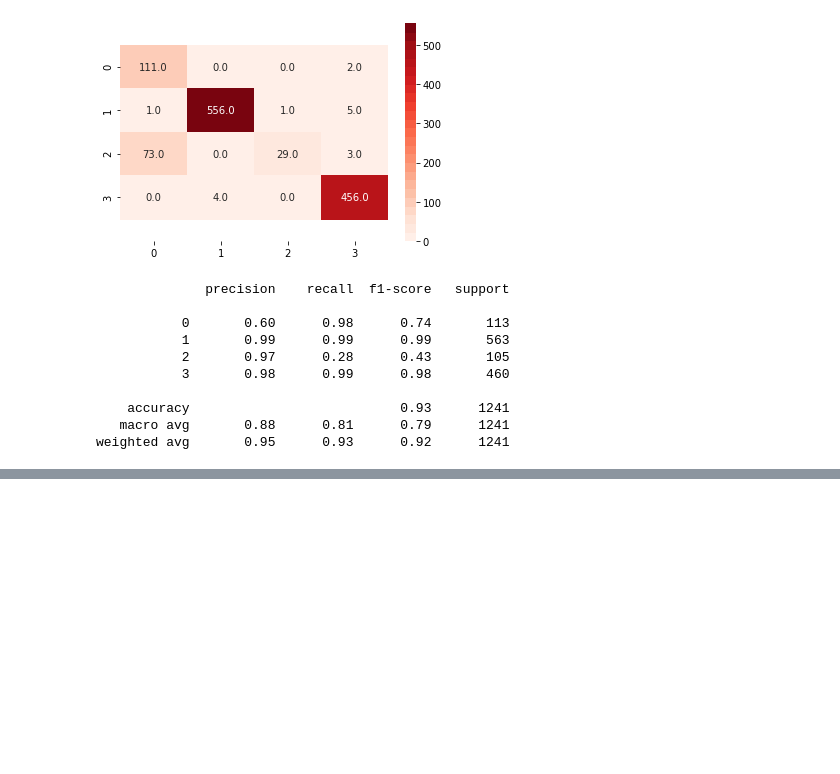
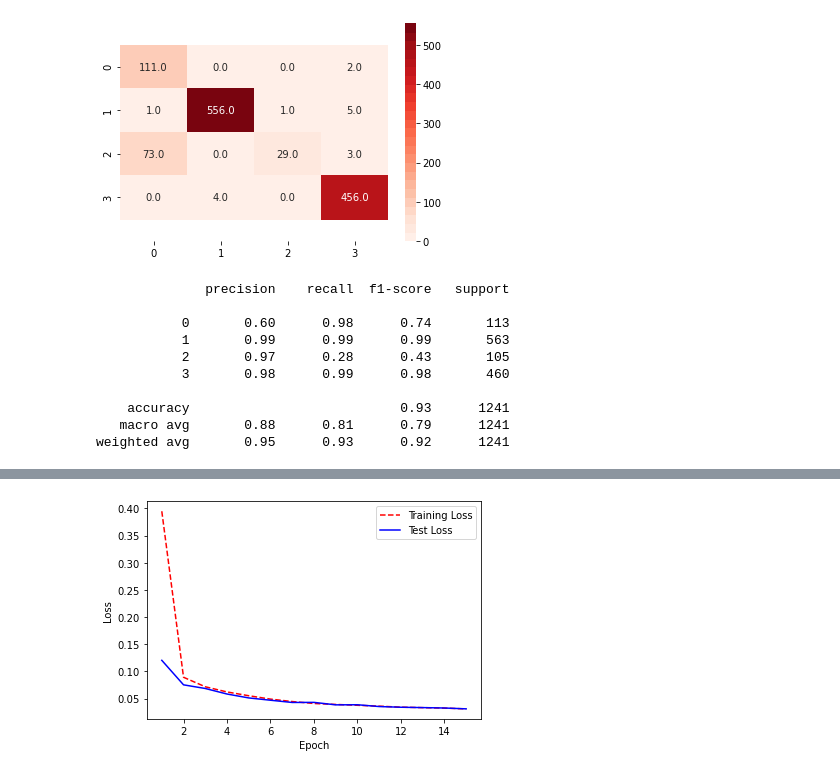
Before and after one commit to Elmaravilla7/ProjML, a Jupyter notebook: Untitled.ipynb, the cells around one changed output, grey strips where cells are left out. Cells and saved outputs as stored; diff of their text form; code cells hidden in the pictures; blank space fills up the shorter version.

```diff
--- a/Untitled.ipynb
+++ b/Untitled.ipynb
@@ -281,0 +357,21 @@ weighted avg       0.95      0.93      0.92      1241
+# %%
+correct_X=correctData.drop("class",axis=1).values
+correct_y=correctData['class']
+anomaly_X=anomalyData.drop("class",axis=1).values
+anomaly_y=anomalyData['class']
+correct_X_train,correct_X_test,correct_y_train,correct_y_test = train_test_split(correct_X,correct_y,test_size=0.2,shuffle=True)
+anomaly_X_train,anomaly_X_test,anomaly_y_train,anomaly_y_test = train_test_split(anomaly_X,anomaly_y,test_size=0.2,shuffle=True)
+net=createNet()
+net_trained=net.fit(correct_X_train,correct_X_train,epochs=15,validation_data = (correct_X_test, correct_X_test),verbose=0)
+# %%
+train_loss=net_trained.history['loss']
+val_loss=net_trained.history['val_loss']
+epoch_count = range(1, len(train_loss) + 1)
+plt.plot(epoch_count, train_loss, 'r--')
+plt.plot(epoch_count, val_loss, 'b-')
+plt.legend(['Training Loss', 'Test Loss'])
+plt.xlabel('Epoch')
+plt.ylabel('Loss')
+plt.show();
+# %% [output]
+[figure, added]
```
Also changed, not shown: parts of 10 cells of this notebook.
